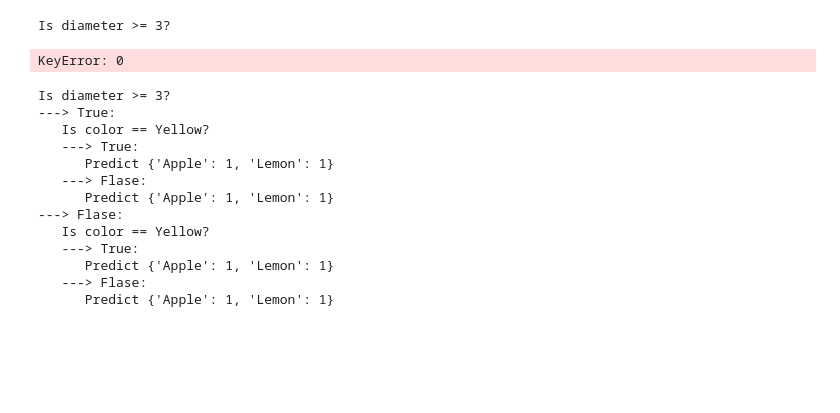
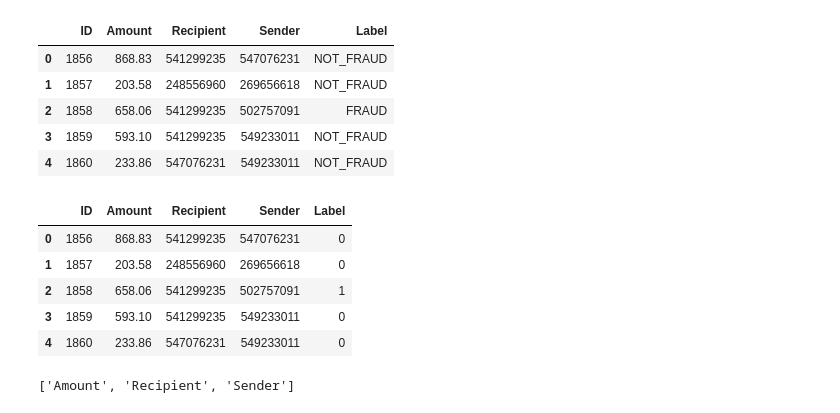
Before and after one commit to Sami-Rocks/decision-tree, a Jupyter notebook: decision_tree.ipynb, the cells around one changed output. Cells and saved outputs as stored; diff of their text form; code cells hidden in the pictures; blank space fills up the shorter version.

```diff
--- a/decision_tree.ipynb
+++ b/decision_tree.ipynb
@@ -121,5 +9,0 @@ def find_best_split(rows):
-# %%
-best_gain, best_question = find_best_split(training_data)
-best_question
-# %% [output]
-Is diameter >= 3?
@@ -177,20 +10,33 @@ def build_tree(rows):
-# %%
-my_tree = build_tree(data)
-# %% [output]
-KeyError: 0
-# %%
-print_tree(my_tree)
-# %% [output]
-Is diameter >= 3?
----> True:
-   Is color == Yellow?
-   ---> True:
-      Predict {'Apple': 1, 'Lemon': 1}
-   ---> Flase:
-      Predict {'Apple': 1, 'Lemon': 1}
----> Flase:
-   Is color == Yellow?
-   ---> True:
-      Predict {'Apple': 1, 'Lemon': 1}
-   ---> Flase:
-      Predict {'Apple': 1, 'Lemon': 1}
+# %%
+data.head()
+# %% [output]
+|  | ID | Amount | Recipient | Sender | Label |
+| 0 | 1856 | 868.83 | 541299235 | 547076231 | NOT_FRAUD |
+| 1 | 1857 | 203.58 | 248556960 | 269656618 | NOT_FRAUD |
+| 2 | 1858 | 658.06 | 541299235 | 502757091 | FRAUD |
+| 3 | 1859 | 593.10 | 541299235 | 549233011 | NOT_FRAUD |
+| 4 | 1860 | 233.86 | 547076231 | 549233011 | NOT_FRAUD |
+# %%
+#colorDic = {'Green': 0, 'Yellow': 1, 'Red': 2}
+#fruitDic = {'Mango': 0, 'Grape': 1, 'Lemon': 2}
+
+
+#data['Color'] = data['Color'].map(colorDic)
+#data['Label'] = data['Label'].map(fruitDic)
+
+fraudDic = {'NOT_FRAUD': 0, 'FRAUD': 1}
+data['Label'] = data['Label'].map(fraudDic)
+
+data.head()
+# %% [output]
+|  | ID | Amount | Recipient | Sender | Label |
+| 0 | 1856 | 868.83 | 541299235 | 547076231 | 0 |
+| 1 | 1857 | 203.58 | 248556960 | 269656618 | 0 |
+| 2 | 1858 | 658.06 | 541299235 | 502757091 | 1 |
+| 3 | 1859 | 593.10 | 541299235 | 549233011 | 0 |
+| 4 | 1860 | 233.86 | 547076231 | 549233011 | 0 |
+# %%
+features = list(data.columns[1:4])
+features
+# %% [output]
+['Amount', 'Recipient', 'Sender']
```
Also changed, not shown: parts of 20 cells of this notebook, 1 other file.
